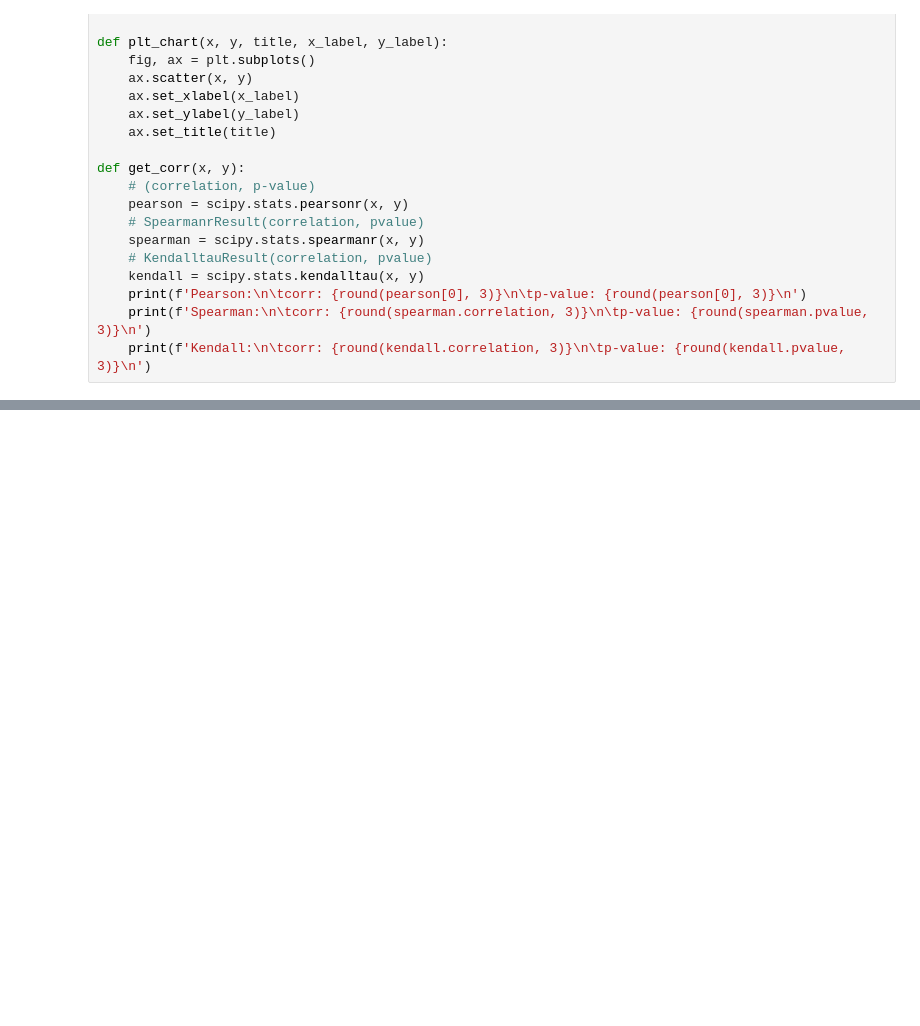
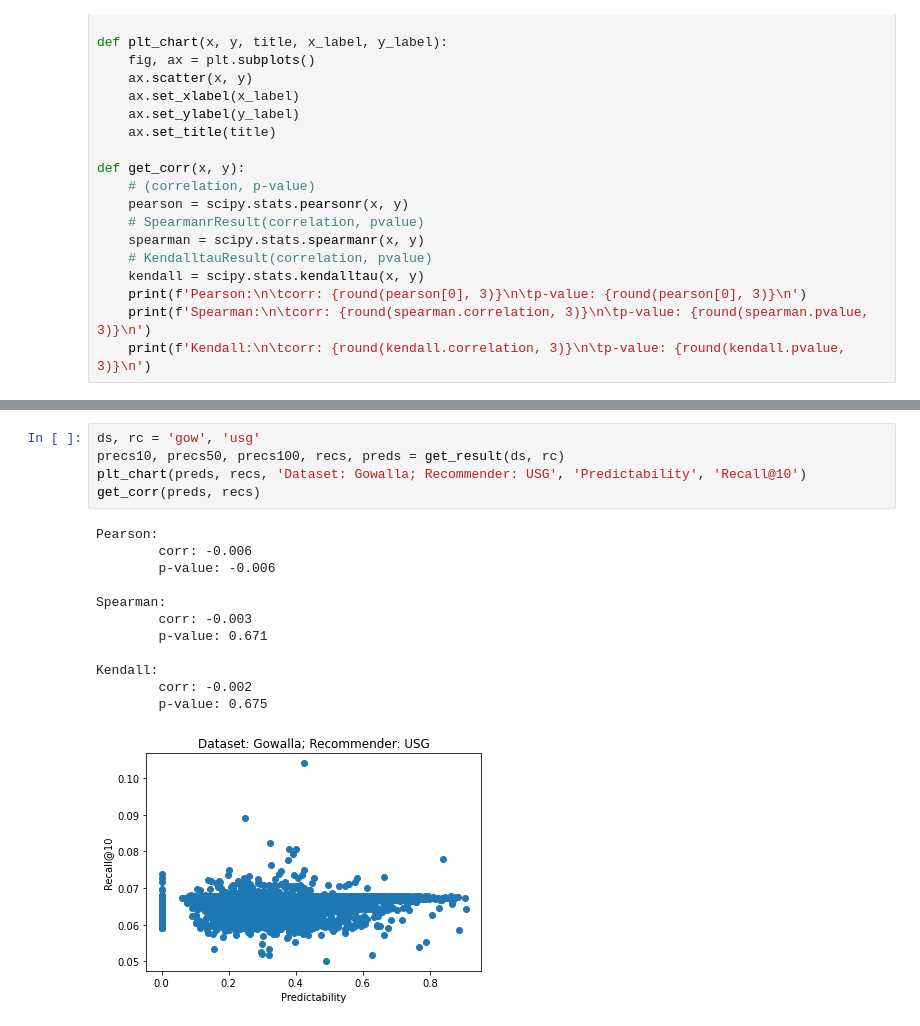
Before and after one commit to hugodavilat/recomendadores, a Jupyter notebook: merge_results/merged.ipynb, the cells around one changed output, grey strips where cells are left out. Saved outputs shown, nothing was run; the diff lists cells and outputs as text; blank space fills up the shorter version.

```diff
--- a/merge_results/merged.ipynb
+++ b/merge_results/merged.ipynb
@@ -218,0 +414,18 @@ get_corr(preds, precs100)
+# %%
+ds, rc = 'gow', 'usg'
+precs10, precs50, precs100, recs, preds = get_result(ds, rc)
+plt_chart(preds, recs, 'Dataset: Gowalla; Recommender: USG', 'Predictability', 'Recall@10')
+get_corr(preds, recs)
+# %% [output]
+Pearson:
+        corr: -0.006
+        p-value: -0.006
+
+Spearman:
+        corr: -0.003
+        p-value: 0.671
+
+Kendall:
+        corr: -0.002
+        p-value: 0.675
+[figure, added]
```
Also changed, not shown: parts of 21 cells of this notebook.
